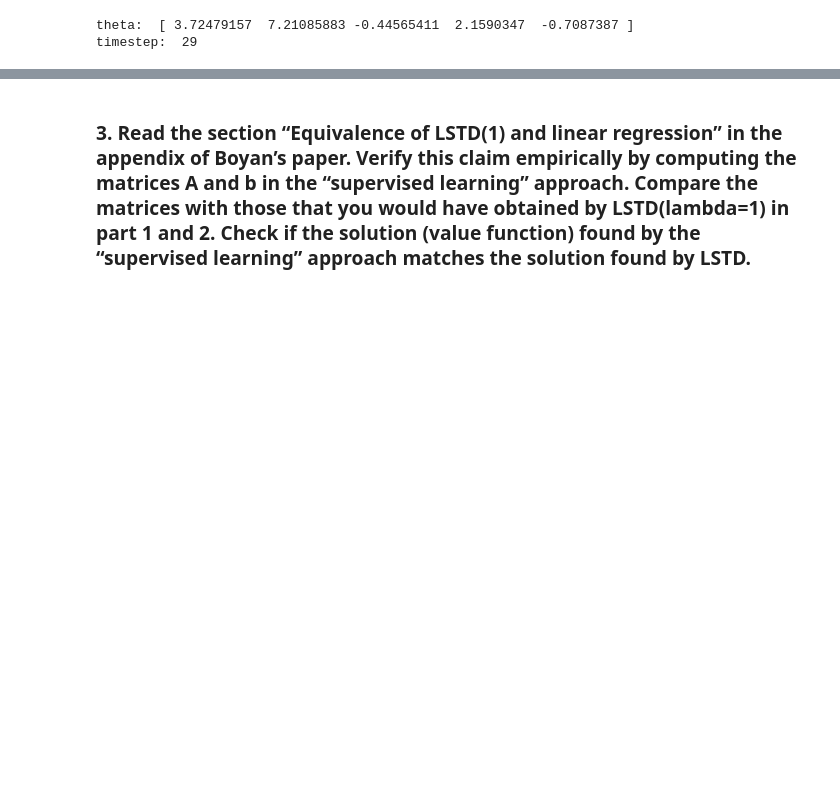
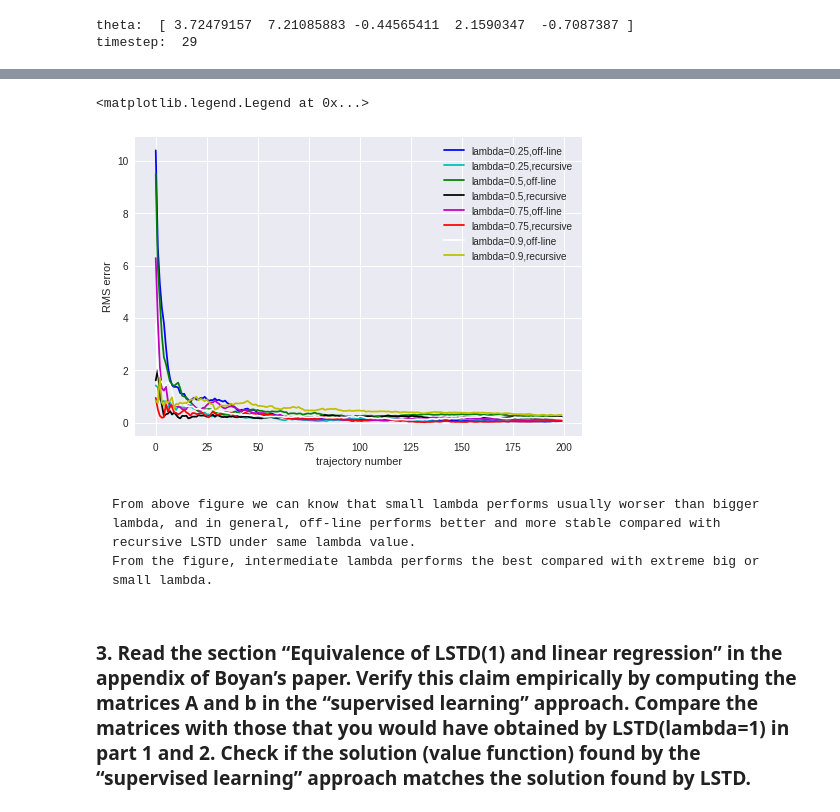
Before and after one commit to jianing-sun/Reinforcement-Learning-Notebook, a Jupyter notebook: 3_FA_and_LSTD/FA_Report.ipynb, the cells around one changed output, grey strips where cells are left out. Saved outputs shown, nothing was run; the diff lists cells and outputs as text; code cells hidden in the pictures; blank space fills up the shorter version.

````diff
--- a/3_FA_and_LSTD/FA_Report.ipynb
+++ b/3_FA_and_LSTD/FA_Report.ipynb
@@ -358,3 +372,53 @@ timestep:  29
+# %%
+lstdparams = lstdparams = lstd_params()
+optimal = [-24, -16, -8, 0]
+state_feature = [[1,    0,    0,    0   ],
+                     [0.75, 0.25, 0,    0   ],
+                     [0.5,  0.5,  0,    0   ],
+                     [0.25, 0.75, 0,    0   ],
+                     [0,    1,    0,    0   ],
+                     [0,    0.75, 0.25, 0   ],
+                     [0,    0.5,  0.5,  0   ],
+                     [0,    0.25, 0.75, 0   ],
+                     [0,    0,    1,    0   ],
+                     [0,    0,    0.75, 0.25],
+                     [0,    0,    0.5,  0.5 ],
+                     [0,    0,    0.25, 0.75],
+                     [0,    0,    0,    0   ]]
+lstdparams.la = 0.25
+theta1, rms1 = lstd_offline(lstdparams, state_feature, optimal)
+theta2, rms2 = lstd_recursive(lstdparams, state_feature, optimal)
+lstdparams.la = 0.50
+theta3, rms3 = lstd_offline(lstdparams, state_feature, optimal)
+theta4, rms4 = lstd_recursive(lstdparams, state_feature, optimal)
+lstdparams.la = 0.75
+theta5, rms5 = lstd_offline(lstdparams, state_feature, optimal)
+theta6, rms6 = lstd_recursive(lstdparams, state_feature, optimal)
+lstdparams.la = 0.9
+theta7, rms7 = lstd_offline(lstdparams, state_feature, optimal)
+theta8, rms8 = lstd_recursive(lstdparams, state_feature, optimal)
+
+plt.figure(3)
+plt.plot(range(0, lstdparams.n), rms1[:], label="lambda=0.25,off-line",color='b')
+plt.plot(range(0, lstdparams.n), rms2[:], label="lambda=0.25,recursive",color='c')
+plt.plot(range(0, lstdparams.n), rms3[:], label="lambda=0.5,off-line",color='g')
+plt.plot(range(0, lstdparams.n), rms4[:], label="lambda=0.5,recursive",color='k')
+plt.plot(range(0, lstdparams.n), rms5[:], label="lambda=0.75,off-line",color='m')
+plt.plot(range(0, lstdparams.n), rms6[:], label="lambda=0.75,recursive",color='r')
+plt.plot(range(0, lstdparams.n), rms7[:], label="lambda=0.9,off-line",color='w')
+plt.plot(range(0, lstdparams.n), rms8[:], label="lambda=0.9,recursive",color='y')
+
+plt.xlabel('trajectory number')
+plt.ylabel('RMS error')
+plt.legend()
+# %% [output]
+<matplotlib.legend.Legend at 0x...>
+[figure, added]
+# %% [markdown]
+```
+From above figure we can know that small lambda performs usually worser than bigger lambda, and in general, off-line performs better and more stable compared with recursive LSTD under same lambda value.
+From the figure, intermediate lambda performs the best compared with extreme big or small lambda.
+```
 # %% [markdown]
 ### 3. Read the section “Equivalence of LSTD(1) and linear regression” in the appendix of Boyan’s paper. Verify this claim empirically by computing the matrices A and b in the “supervised learning” approach. Compare the matrices with those that you would have obtained by LSTD(lambda=1) in part 1 and 2. Check if the solution (value function) found by the “supervised learning” approach matches the solution found by LSTD.
 # %% [markdown]
````
Also changed, not shown: parts of 18 cells of this notebook.
